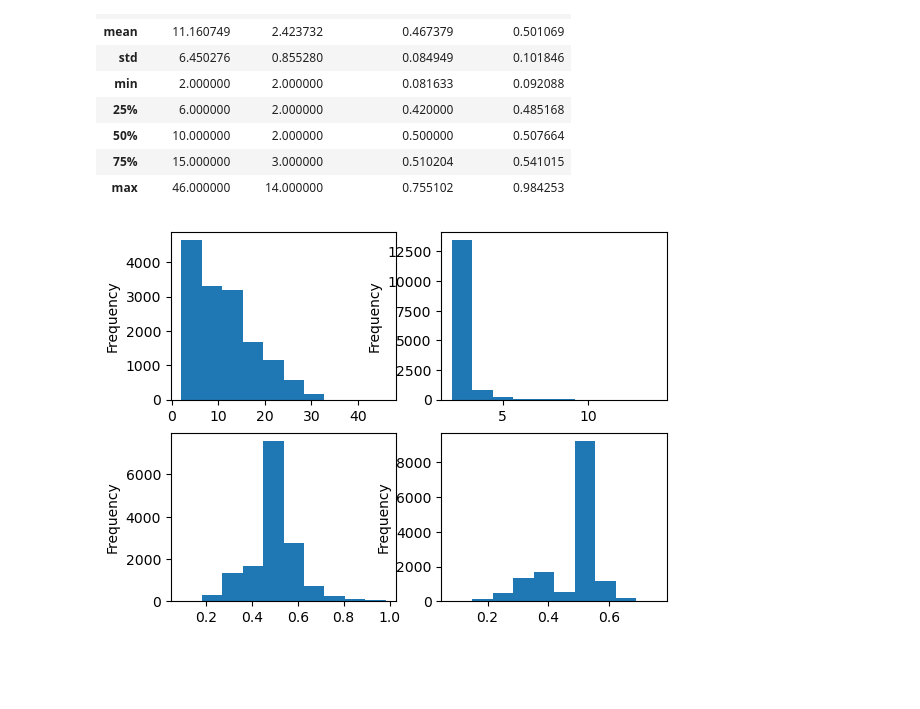
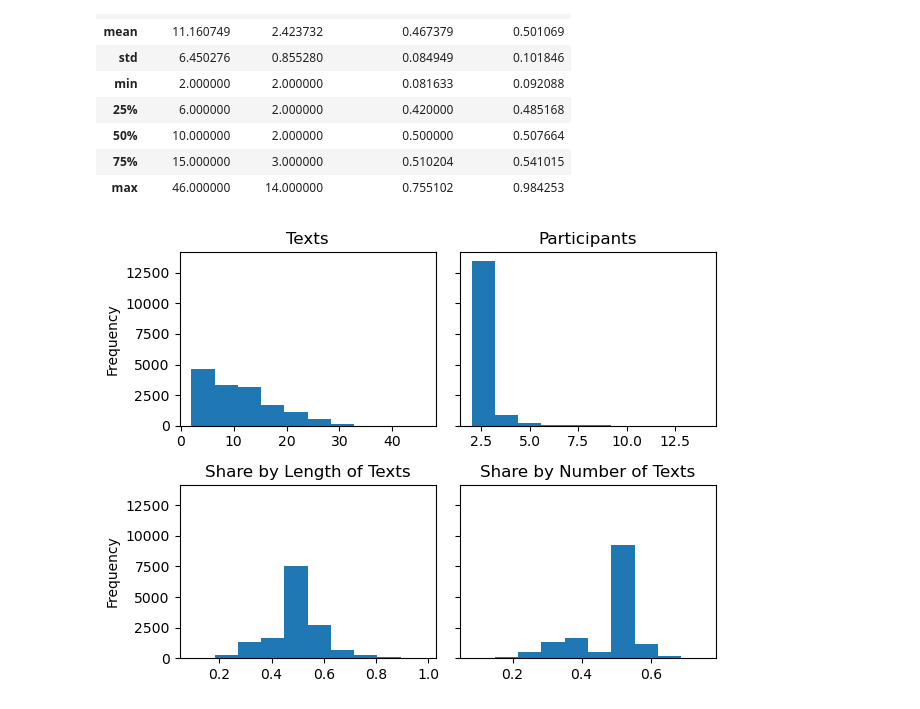
Before and after one commit to gpo2105/Capstone-3, a Jupyter notebook: draft.ipynb, the cells around one changed output. Drawn from its saved outputs; the diff is of its cells as text; code cells hidden in the pictures; blank space fills up the shorter version.

```diff
--- a/draft.ipynb
+++ b/draft.ipynb
@@ -126,13 +126,18 @@ stats.describe()
 | 75% | 15.000000 | 3.000000 | 0.510204 | 0.541015 |
 | max | 46.000000 | 14.000000 | 0.755102 | 0.984253 |
 # %%
-fig,axs = plt.subplots(nrows=2,ncols=2)
+fig,axs = plt.subplots(nrows=2,ncols=2,sharey=True)
 stats.utterances.plot.hist(ax=axs[0][0]);
+axs[0][0].set_title('Texts')
 stats.utterers.plot.hist(ax=axs[0][1]);
+axs[0][1].set_title('Participants')
 stats.share_by_utterance.plot.hist(ax=axs[1][1]);
+axs[1][1].set_title('Share by Number of Texts')
 stats.share_by_length.plot.hist(ax=axs[1][0]);
+axs[1][0].set_title('Share by Length of Texts')
+fig.tight_layout()
 # %% [output]
-[figure, old version]
+[figure, new version]
 # %%
 sns.pairplot(data=stats);
 # %% [output]
```
Also changed, not shown: parts of 3 cells of this notebook, 1 other file.
